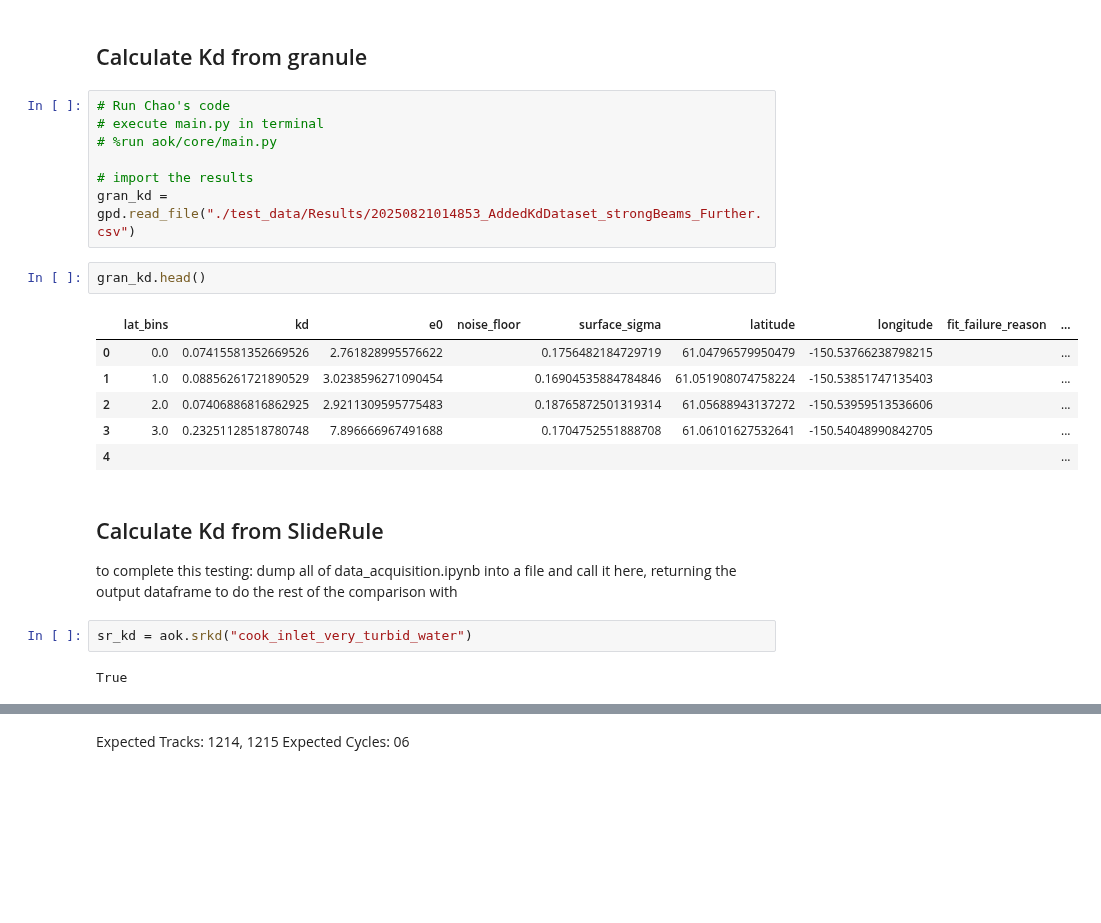
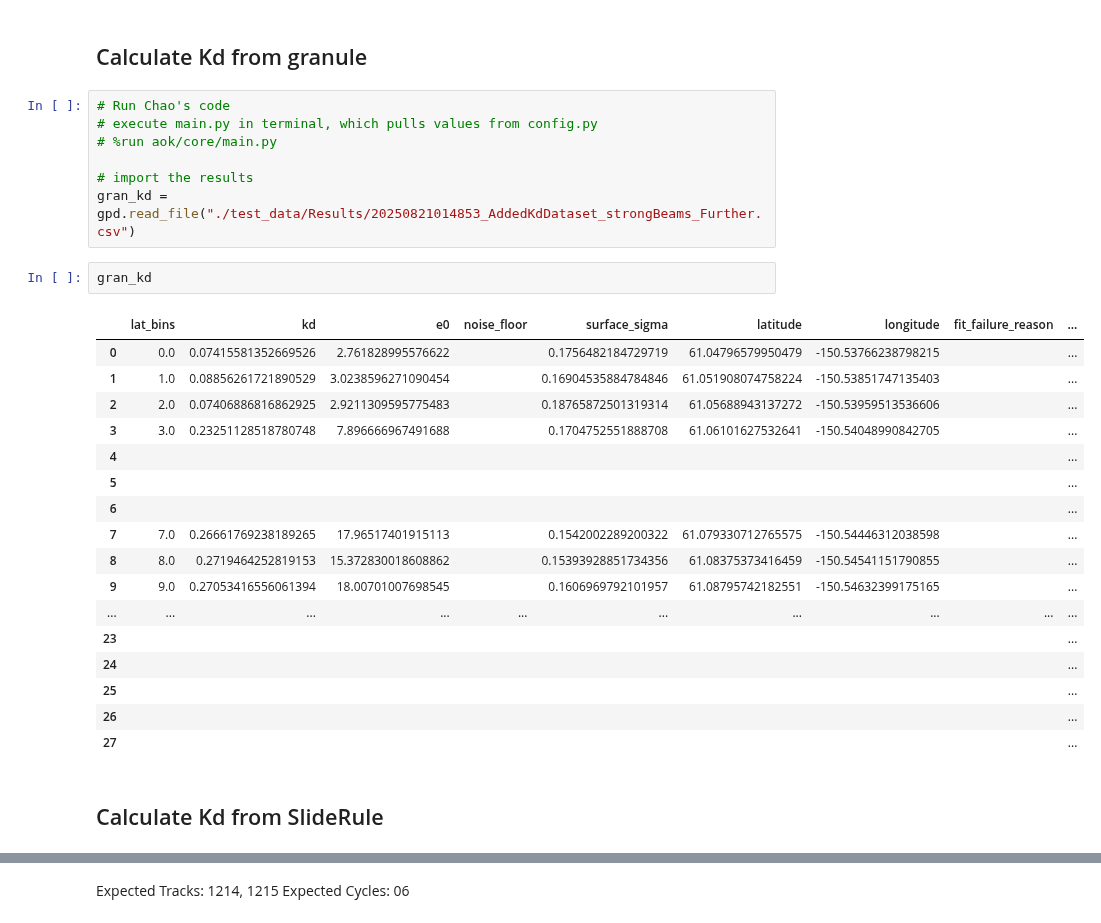
Before and after one commit to icesat2py/aok, a Jupyter notebook: doc/source/example_notebooks/compare_run_pipelines.ipynb, the cells around one changed output, grey strips where cells are left out. Drawn from its saved outputs; the diff is of its cells as text; blank space fills up the shorter version.

Commit message:
init updates, attempts to get data via SR in notebook or main.py, temporary modifications to typing in base

```diff
--- a/doc/source/example_notebooks/compare_run_pipelines.ipynb
+++ b/doc/source/example_notebooks/compare_run_pipelines.ipynb
@@ -139,26 +136,30 @@ test_data/188554640_ATL03_20250821014853_10132803_007_01_subsetted.h5
 ## Calculate Kd from granule
 # %%
 # Run Chao's code
-# execute main.py in terminal
+# execute main.py in terminal, which pulls values from config.py
 # %run aok/core/main.py
 
 # import the results
 gran_kd = gpd.read_file("./test_data/Results/20250821014853_AddedKdDataset_strongBeams_Further.csv")
 # %%
-gran_kd.head()
+gran_kd
 # %% [output]
 |  | lat_bins | kd | e0 | noise_floor | surface_sigma | latitude | longitude | fit_failure_reason | ... |
 | 0 | 0.0 | 0.07415581352669526 | 2.761828995576622 |  | 0.1756482184729719 | 61.04796579950479 | -150.53766238798215 |  | ... |
 | 1 | 1.0 | 0.08856261721890529 | 3.0238596271090454 |  | 0.16904535884784846 | 61.051908074758224 | -150.53851747135403 |  | ... |
 | 2 | 2.0 | 0.07406886816862925 | 2.9211309595775483 |  | 0.18765872501319314 | 61.05688943137272 | -150.53959513536606 |  | ... |
 | 3 | 3.0 | 0.23251128518780748 | 7.896666967491688 |  | 0.1704752551888708 | 61.06101627532641 | -150.54048990842705 |  | ... |
 | 4 |  |  |  |  |  |  |  |  | ... |
+| 5 |  |  |  |  |  |  |  |  | ... |
+| 6 |  |  |  |  |  |  |  |  | ... |
+| 7 | 7.0 | 0.26661769238189265 | 17.96517401915113 |  | 0.1542002289200322 | 61.079330712765575 | -150.54446312038598 |  | ... |
+| 8 | 8.0 | 0.2719464252819153 | 15.372830018608862 |  | 0.15393928851734356 | 61.08375373416459 | -150.54541151790855 |  | ... |
+| 9 | 9.0 | 0.27053416556061394 | 18.00701007698545 |  | 0.1606969792101957 | 61.08795742182551 | -150.54632399175165 |  | ... |
+| ... | ... | ... | ... | ... | ... | ... | ... | ... | ... |
+| 23 |  |  |  |  |  |  |  |  | ... |
+| 24 |  |  |  |  |  |  |  |  | ... |
+| 25 |  |  |  |  |  |  |  |  | ... |
+| 26 |  |  |  |  |  |  |  |  | ... |
+| 27 |  |  |  |  |  |  |  |  | ... |
-# %% [markdown]
-## Calculate Kd from SlideRule
-
-to complete this testing:
-dump all of data_acquisition.ipynb into a file and call it here, returning the output dataframe to do the rest of the comparison with
-# %%
-sr_kd = aok.srkd("cook_inlet_very_turbid_water")
-# %% [output]
-True
+# %% [markdown]
+## Calculate Kd from SlideRule
```
Also changed, not shown: parts of 14 cells of this notebook, 5 other files.
